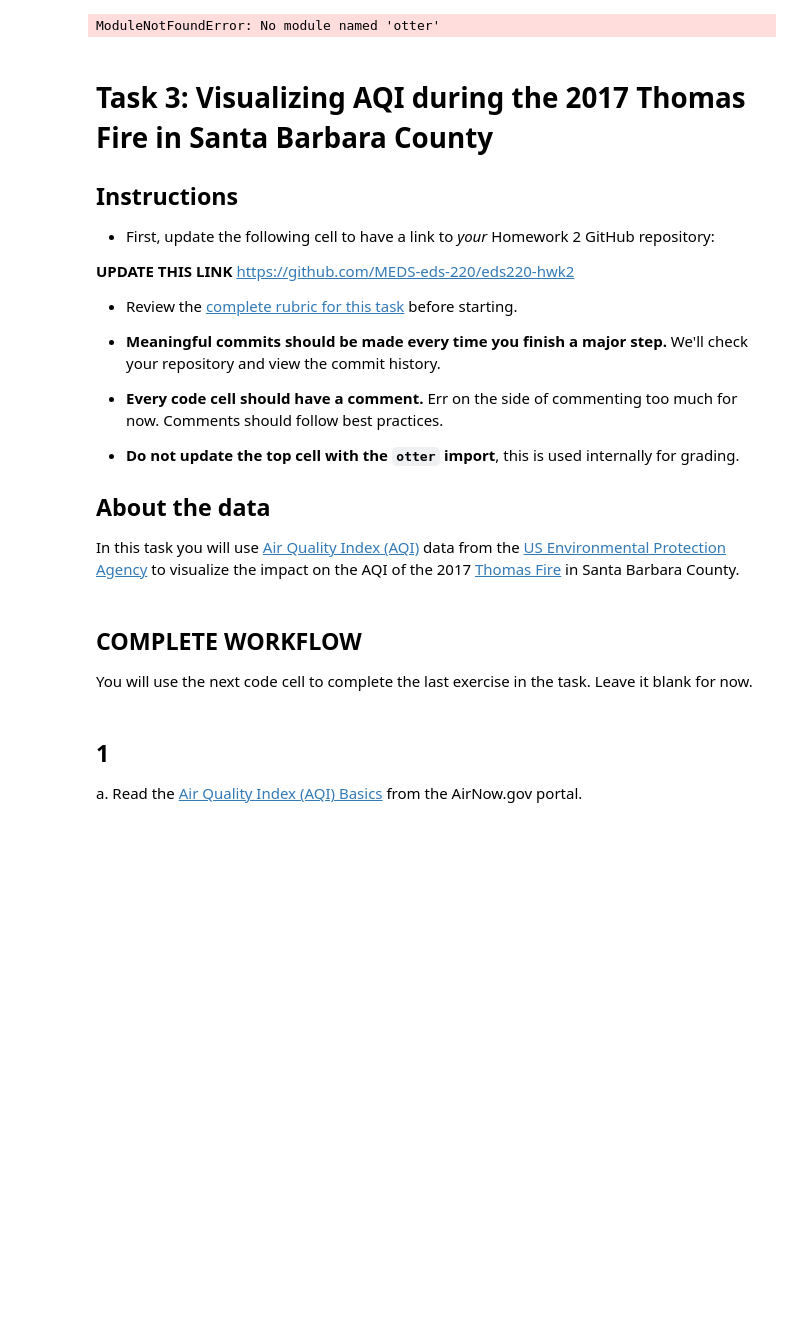
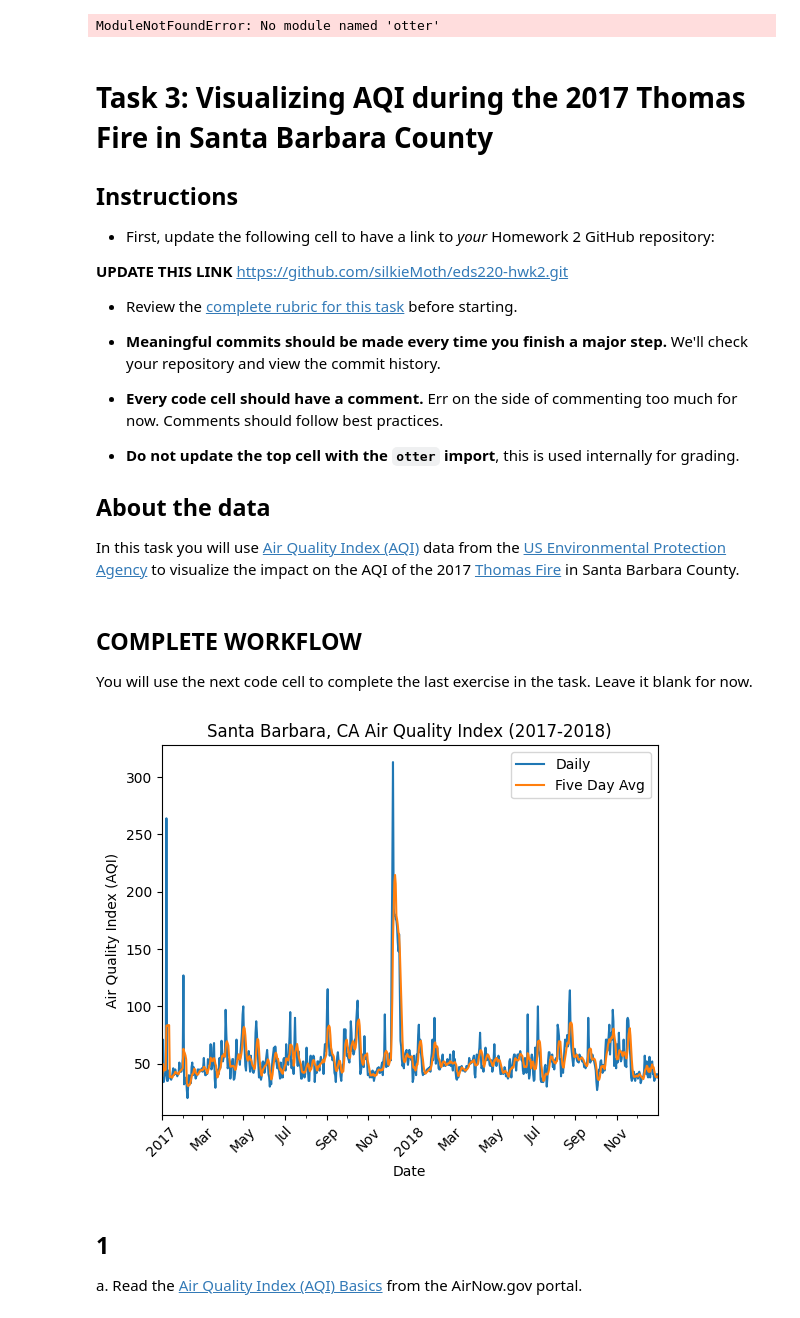
Before and after one commit to silkieMoth/eds220-hwk2, a Jupyter notebook: hwk2-task3-aqi.ipynb, the cells around one changed output. Saved outputs shown, nothing was run; the diff lists cells and outputs as text; code cells hidden in the pictures; blank space fills up the shorter version.

```diff
--- a/hwk2-task3-aqi.ipynb
+++ b/hwk2-task3-aqi.ipynb
@@ -12,7 +12,7 @@ ModuleNotFoundError: No module named 'otter'
 - First, update the following cell to have a link to *your* Homework 2 GitHub repository:
 
 **UPDATE THIS LINK**
-https://github.com/MEDS-eds-220/eds220-hwk2
+https://github.com/silkieMoth/eds220-hwk2.git
 
 
 - Review the [complete rubric for this task](https://docs.google.com/document/d/1x0BoU6IH4cnOR1-n7i9CYQ9wUC37yDpYlQ4j6rCfcsU/edit?tab=t.0) before starting.
@@ -30,6 +30,67 @@ In this task you will use [Air Quality Index (AQI)](https://www.airnow.gov/aqi/a
 ## COMPLETE WORKFLOW
 
 You will use the next code cell to complete the last exercise in the task. Leave it blank for now.
+# %%
+# import libraries
+import pandas as pd
+import matplotlib.pyplot as plt
+from matplotlib.ticker import MultipleLocator
+import matplotlib.dates as mdates
+
+# Read in data
+url_17 = "https://aqs.epa.gov/aqsweb/airdata/daily_aqi_by_county_2017.zip"
+url_18 = "https://aqs.epa.gov/aqsweb/airdata/daily_aqi_by_county_2018.zip"
+
+aqi_17 = pd.read_csv(url_17, compression = 'zip')
+aqi_18 = pd.read_csv(url_18, compression = 'zip')
+
+# Append 2018 air quality data to 2017 data
+aqi = pd.concat([aqi_17, aqi_18])
+
+# Simplify column names
+aqi.columns = (aqi.columns
+                  .str.lower()
+                  .str.replace(' ','_')
+                )
+
+# Subset for data in Santa Barbara and drop unneeded cols
+aqi_sb = (aqi[aqi['county_name'] == 'Santa Barbara']
+          .drop(['state_name', 'county_name', 'state_code', 'county_code'], axis = 1))
+
+# Convert 'date' col to datetime
+aqi_sb.date = pd.to_datetime(arg = aqi_sb.date)
+
+# Set 'date' col as index
+aqi_sb = aqi_sb.set_index('date')
+
+# Calculate AQI rolling average over 5 days
+rolling_average = aqi_sb.aqi.rolling('5D').mean()
+
+# Add rolling mean column to air quality df
+aqi_sb['five_day_average'] = rolling_average
+
+# Plot the base line graph
+ax = aqi_sb.plot.line(use_index = True,
+                     y = ['aqi', 'five_day_average'],
+                     ylabel = 'Air Quality Index (AQI)',
+                     xlabel = 'Date',
+                     title = "Santa Barbara, CA Air Quality Index (2017-2018)")
+
+# Write in legend labels
+ax.legend(['Daily', 'Five Day Avg'])
+
+# Rotate tick labels 45 degrees
+ax.set_xticks(ax.get_xticks())
+ax.set_xticklabels(ax.get_xticklabels(), rotation=45)
+
+# Set x-axis for every other month
+fter = mdates.AutoDateLocator(maxticks = 20)
+ax.xaxis.set_major_locator(fter)
+ax.xaxis.set_major_formatter(mdates.ConciseDateFormatter(fter))
+
+plt.show()
+# %% [output]
+[figure, added]
 # %% [markdown]
 ## 1
 
```
Also changed, not shown: parts of 1 cell of this notebook.
